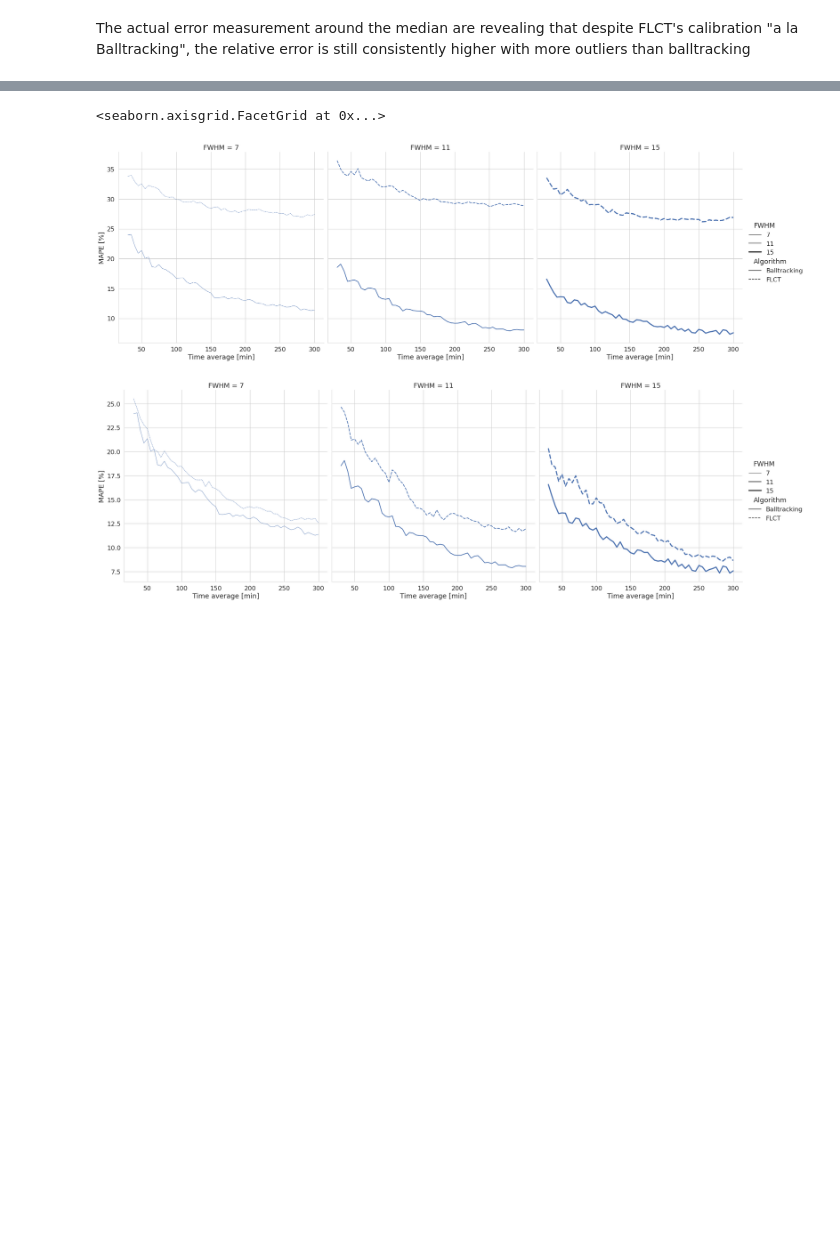
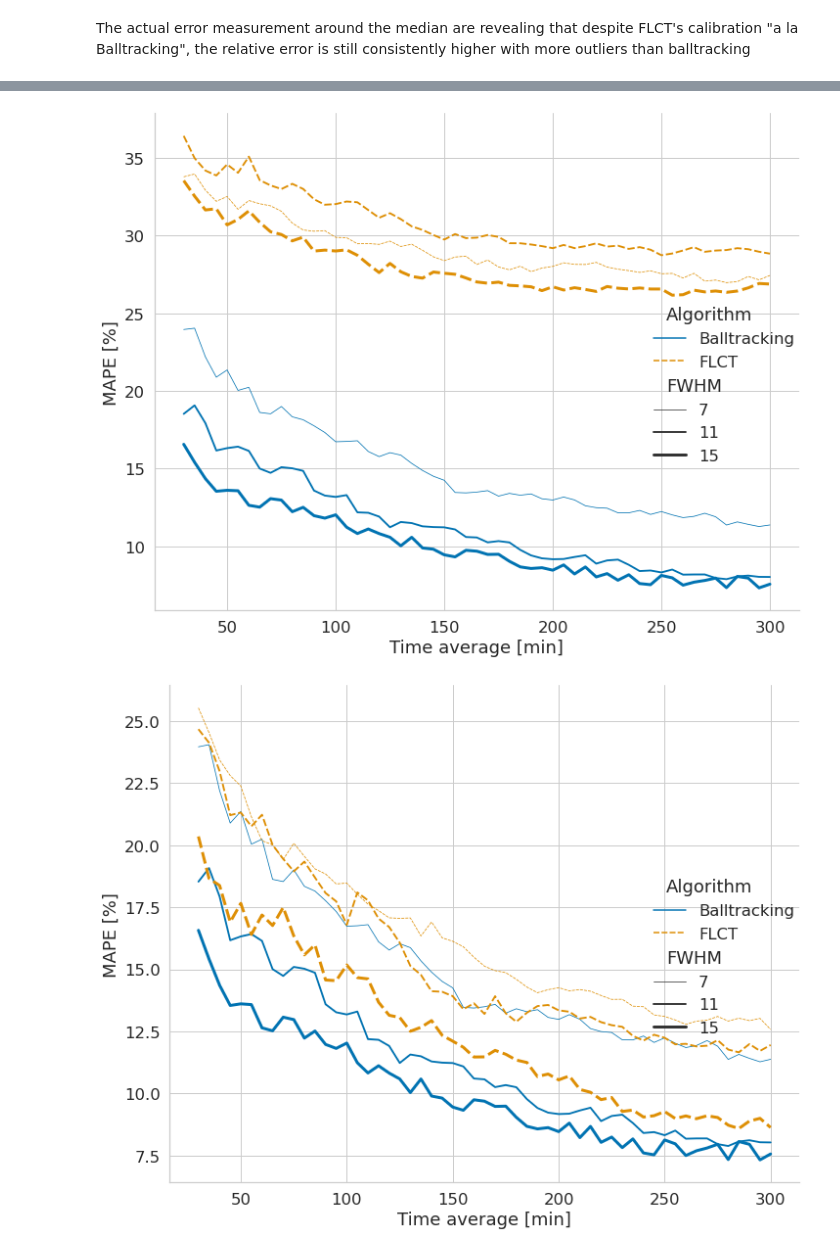
Before and after one commit to raphael-attie/sunflower, a Jupyter notebook: Comparisons/DeepVelU_FLCT_Balltracking_60frames.ipynb, the cells around one changed output, grey strips where cells are left out. Drawn from its saved outputs; the diff is of its cells as text; code cells hidden in the pictures; blank space fills up the shorter version.

```diff
--- a/Comparisons/DeepVelU_FLCT_Balltracking_60frames.ipynb
+++ b/Comparisons/DeepVelU_FLCT_Balltracking_60frames.ipynb
@@ -305,21 +308,23 @@ for i, fwhm_i in enumerate(fwhms):
     # Relative error (Mean Absolute Percentage Error: MAPE)
     APE_field_masked = [np.abs((v_stein_sm[i][j][2][fov] - fvs2[j][2][fov]*u)/np.ma.masked_less_equal(v_stein_sm[i][j][2][fov], 10)).ravel()*100 for j in range(nflows)]
     APE_field_masked_cal = [np.abs((v_stein_sm[i][j][2][fov] - fvs2_cal[j][2][fov]*u)/np.ma.masked_less_equal(v_stein_sm[i][j][2][fov], 10)).ravel()*100 for j in range(nflows)]
-    df1 = pd.concat([pd.DataFrame({'vx_stein': v_stein_sm[i][j][0][fov].ravel(), 'vy_stein': v_stein_sm[i][j][1][fov].ravel(),
-                                   'vx':fvs2[j][0][fov].ravel()*u, 'vy':fvs2[j][1][fov].ravel()*u, 'vmag':fvs2[j][2][fov].ravel()*u,
-                                   'vx_cal': fvs2_cal[j][0][fov].ravel()*u,
-                                   'vmag_stein': v_stein_sm[i][j][2][fov].ravel(),
-                                   'error':error_field[j], 'error_cal':error_field_cal[j],
-                                   'APE': APE_field_masked[j], 'APE_cal': APE_field_masked_cal[j],
-                                   'nframes':nframes[j], 'FWHM':fwhm_i, 'kernel':kernel, 'Algorithm':'FLCT'}) for j in range(nflows)])
+
 
     APE_field = [np.abs((v_stein_sm[i][j][2][fov] - fvs2[j][2][fov]*u)/v_stein_sm[i][j][2][fov]).ravel()*100 for j in range(nflows)]
     APE_field_cal = [np.abs((v_stein_sm[i][j][2][fov] - fvs2_cal[j][2][fov]*u)/v_stein_sm[i][j][2][fov]).ravel()*100 for j in range(nflows)]
+    df1 = pd.concat([pd.DataFrame({'vx_stein': v_stein_sm[i][j][0][fov].ravel(), 'vy_stein': v_stein_sm[i][j][1][fov].ravel(),
+                               'vx':fvs2[j][0][fov].ravel()*u, 'vy':fvs2[j][1][fov].ravel()*u, 'vmag':fvs2[j][2][fov].ravel()*u,
+                               'vx_cal': fvs2_cal[j][0][fov].ravel()*u,
+                               'vmag_stein': v_stein_sm[i][j][2][fov].ravel(),
+                               'error':error_field[j], 'error_cal':error_field_cal[j],
+                               'APE': APE_field_masked[j], 'APE_cal': APE_field_masked_cal[j], 'APE_cal_unmasked': APE_field_cal[j],
+                               'nframes':nframes[j], 'FWHM':fwhm_i, 'FWHM (Mm)':fwhm_i*0.368, 'kernel':kernel, 'Algorithm':'FLCT'}) for j in range(nflows)])
+
     fMAPE = [np.median(APE_field[j]) for j in range(nflows)]
     fMAPE_cal = [np.median(APE_field_cal[j]) for j in range(nflows)]
     # Correlations between FLCT and simulation
     fcorrs = [calc_c_pearson(v_stein_sm[i][j][0], fvs2[j][0], v_stein_sm[i][j][1], fvs2[j][1], fov=fov) for j in range(nflows)]
-    df2 = pd.DataFrame({'nframes':nframes, 'slope':f_alphas, 'slope_cal':f_alphas_cal, 'RMSE':RMSE_uncal, 'MAPE':fMAPE, 'MAPE_cal':fMAPE_cal, 'correlation':fcorrs, 'FWHM':fwhm_i, 'kernel':kernel, 'Algorithm':'FLCT'})
+    df2 = pd.DataFrame({'nframes':nframes, 'slope':f_alphas, 'slope_cal':f_alphas_cal, 'RMSE':RMSE_uncal, 'MAPE':fMAPE, 'MAPE_cal':fMAPE_cal, 'correlation':fcorrs, 'FWHM':fwhm_i, 'FWHM (Mm)':fwhm_i*0.368, 'kernel':kernel, 'Algorithm':'FLCT'})
     dfs1.append(df1)
     dfs2.append(df2)
 
@@ -414,3 +428,5 @@ axs[1].legend(bbox_to_anchor= [0.35, 1], framealpha=1)
+# %%
+matplotlib.rcParams.update({'legend.framealpha': 1})
 # %%
 g1 = sns.relplot(data=df1, x='nframes', y='error',style='Algorithm', hue='Algorithm', col='FWHM', kind='line', ci='sd', legend='full',
             palette='colorblind', height=8)
@@ -451,13 +477,18 @@ g2.set(xlabel='Time average [min]', ylabel='RMSE [m/s]', ylim=[0, 350])
 # %%
-g3 = sns.relplot(data=df2, x='nframes', y='MAPE', style='Algorithm', size='FWHM', kind='line', legend='full', col='FWHM',
+g3 = sns.relplot(data=df2, x='nframes', y='MAPE', style='Algorithm', size='FWHM', kind='line', legend='full', hue='Algorithm',
             palette='colorblind', height=8)
 g3.set(xlabel='Time average [min]', ylabel='MAPE [%]')
+plt.tight_layout()
 #plt.savefig(PurePath(outputdir, 'mape.png'))
+plt.savefig(Path(outputdir, 'Median_MAPE_error_Balltracking_FLCT_uncalibrated.png'))
+plt.savefig(Path(outputdir, 'Median_MAPE_error_Balltracking_FLCT_uncalibrated.jpg'))
 
-g3 = sns.relplot(data=df2, x='nframes', y='MAPE_cal', style='Algorithm', size='FWHM', kind='line', legend='full', col='FWHM',
+g3 = sns.relplot(data=df2, x='nframes', y='MAPE_cal', style='Algorithm', size='FWHM', kind='line', legend='full', hue='Algorithm',
             palette='colorblind', height=8)
 g3.set(xlabel='Time average [min]', ylabel='MAPE [%]')
+plt.tight_layout()
+
+plt.savefig(Path(outputdir, 'Median_MAPE_error_Balltracking_FLCT_calibrated.jpg'))
 # %% [output]
-<seaborn.axisgrid.FacetGrid at 0x...>
-[figure, old version]
+[figure, new version]
-[figure, old version]
+[figure, new version]
```
Also changed, not shown: parts of 14 cells of this notebook, 8 other files.
